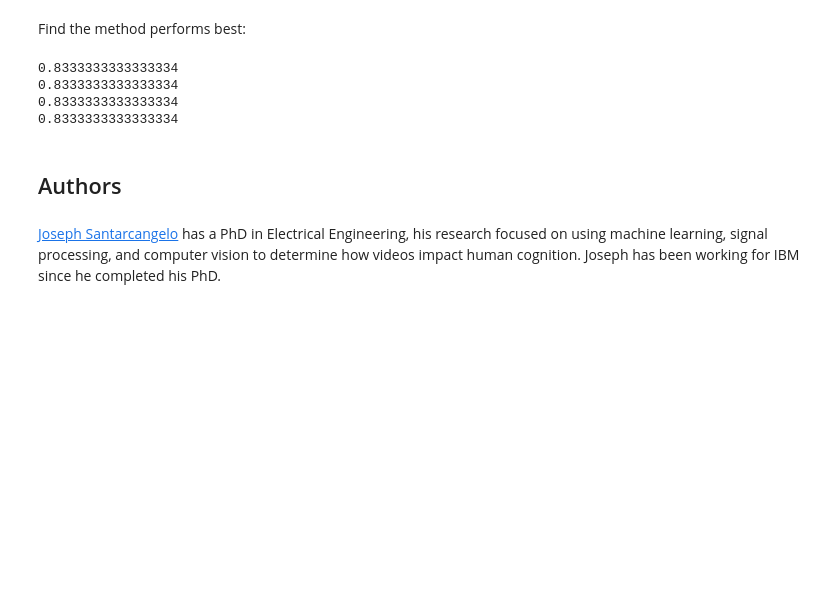
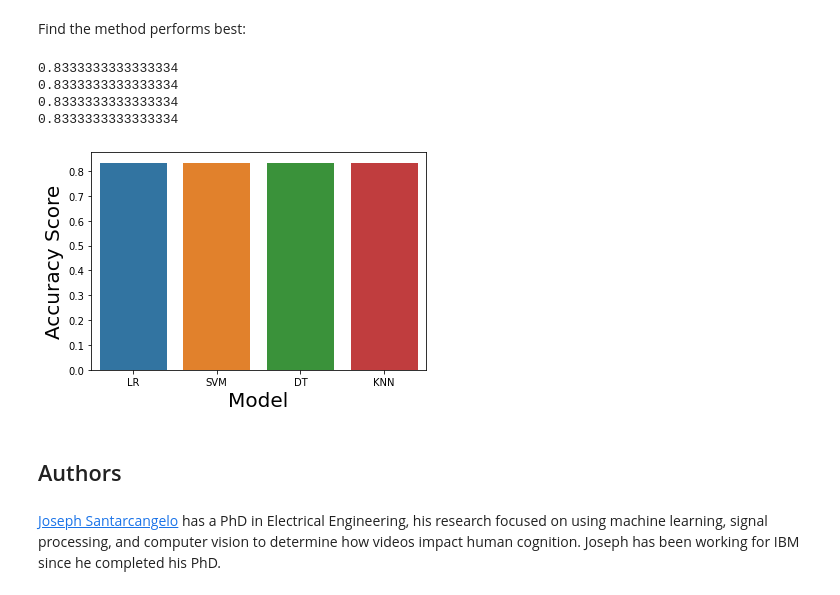
Before and after one commit to CindyNeo/Applied-Data-Science-Capstone, a Jupyter notebook: Week 4.1: Machine Learning Prediction.ipynb, the cells around one changed output. Saved outputs shown, nothing was run; the diff lists cells and outputs as text; code cells hidden in the pictures; blank space fills up the shorter version.

```diff
--- a/Week 4.1: Machine Learning Prediction.ipynb
+++ b/Week 4.1: Machine Learning Prediction.ipynb
@@ -350,6 +349,18 @@ for model in models:
 0.8333333333333334
 0.8333333333333334
 0.8333333333333334
+# %%
+data = {'Model': ['LR', 'SVM', 'DT', 'KNN'],
+        'Accuracy Score': [0.8333333333333334, 0.8333333333333334, 0.8333333333333334, 0.8333333333333334]}
+
+df = pd.DataFrame(data)
+
+sns.barplot(y = 'Accuracy Score', x = 'Model', data = data)
+plt.xlabel("Model", fontsize = 20)
+plt.ylabel("Accuracy Score", fontsize = 20)
+plt.show()
+# %% [output]
+[figure, added]
 # %% [markdown]
 ## Authors
 # %% [markdown]
```
Also changed, not shown: parts of 2 cells of this notebook.
